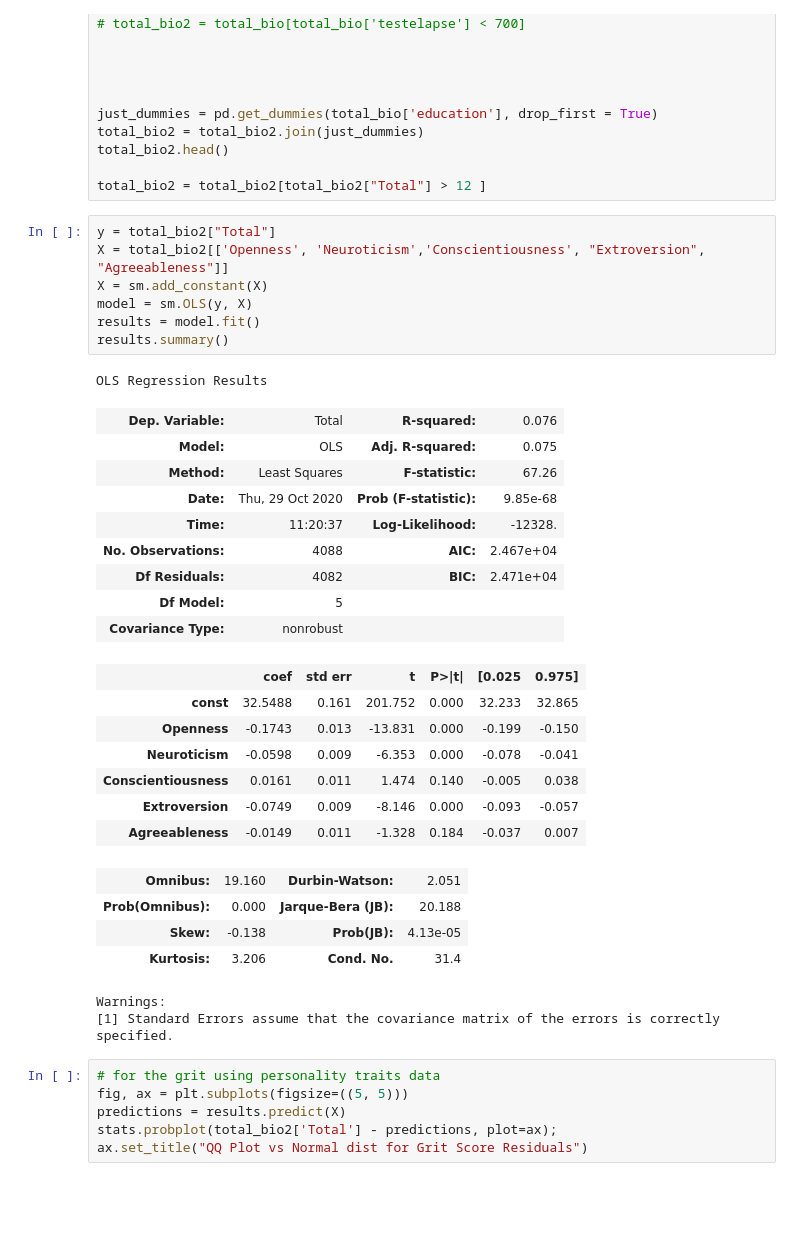
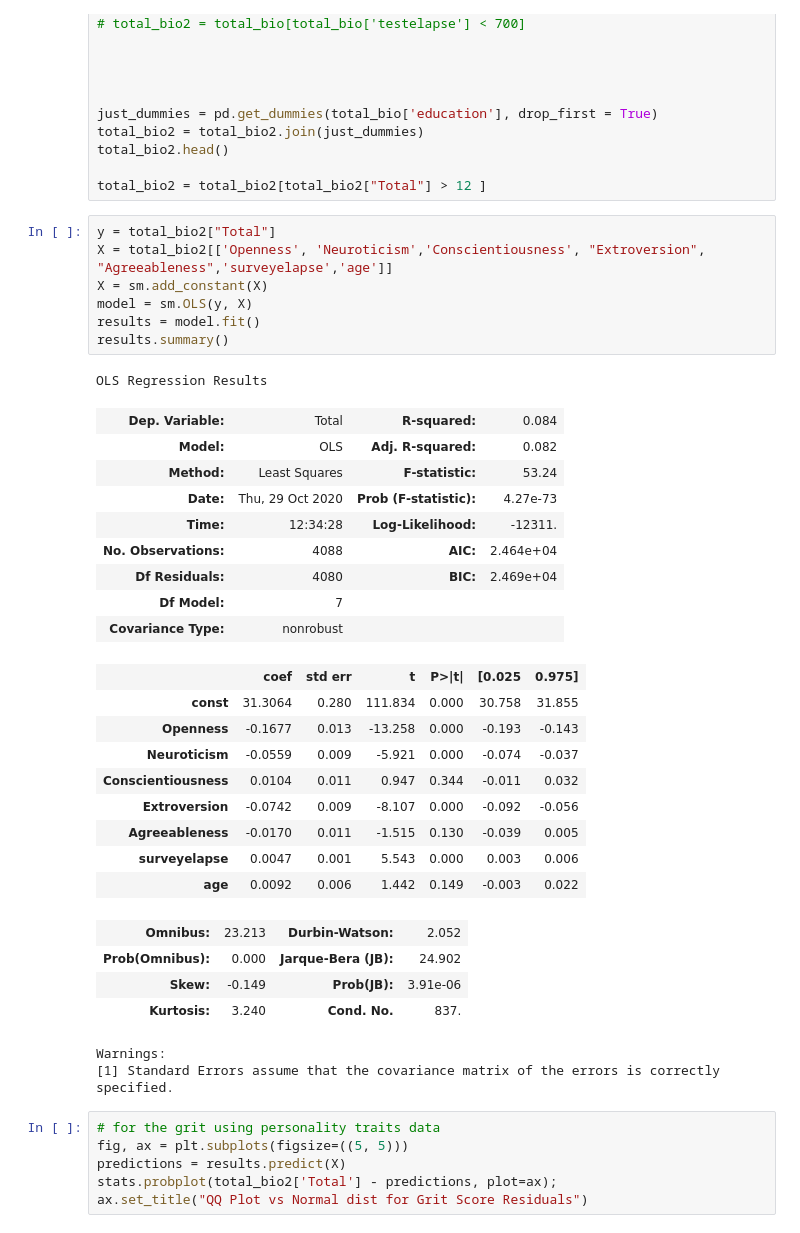
Before and after one commit to Nicoivazquez/Grit_study_EDA, a Jupyter notebook: Grit1 - OLS.ipynb, the cells around one changed output. Cells and saved outputs as stored; diff of their text form; blank space fills up the shorter version.

```diff
--- a/Grit1.ipynb
+++ b/Grit1 - OLS.ipynb
@@ -406,33 +406,35 @@ total_bio2.head()
 total_bio2 = total_bio2[total_bio2["Total"] > 12 ]
 # %%
 y = total_bio2["Total"]
-X = total_bio2[['Openness', 'Neuroticism','Conscientiousness', "Extroversion", "Agreeableness"]]
+X = total_bio2[['Openness', 'Neuroticism','Conscientiousness', "Extroversion", "Agreeableness",'surveyelapse','age']]
 X = sm.add_constant(X)
 model = sm.OLS(y, X)
 results = model.fit()
 results.summary()
 # %% [output]
 OLS Regression Results
-| Dep. Variable: | Total | R-squared: | 0.076 |
-| Model: | OLS | Adj. R-squared: | 0.075 |
-| Method: | Least Squares | F-statistic: | 67.26 |
-| Date: | Thu, 29 Oct 2020 | Prob (F-statistic): | 9.85e-68 |
-| Time: | 11:20:37 | Log-Likelihood: | -12328. |
-| No. Observations: | 4088 | AIC: | 2.467e+04 |
-| Df Residuals: | 4082 | BIC: | 2.471e+04 |
-| Df Model: | 5 |  |  |
+| Dep. Variable: | Total | R-squared: | 0.084 |
+| Model: | OLS | Adj. R-squared: | 0.082 |
+| Method: | Least Squares | F-statistic: | 53.24 |
+| Date: | Thu, 29 Oct 2020 | Prob (F-statistic): | 4.27e-73 |
+| Time: | 12:34:28 | Log-Likelihood: | -12311. |
+| No. Observations: | 4088 | AIC: | 2.464e+04 |
+| Df Residuals: | 4080 | BIC: | 2.469e+04 |
+| Df Model: | 7 |  |  |
 | Covariance Type: | nonrobust |  |  |
 |  | coef | std err | t | P>|t| | [0.025 | 0.975] |
-| const | 32.5488 | 0.161 | 201.752 | 0.000 | 32.233 | 32.865 |
-| Openness | -0.1743 | 0.013 | -13.831 | 0.000 | -0.199 | -0.150 |
-| Neuroticism | -0.0598 | 0.009 | -6.353 | 0.000 | -0.078 | -0.041 |
-| Conscientiousness | 0.0161 | 0.011 | 1.474 | 0.140 | -0.005 | 0.038 |
-| Extroversion | -0.0749 | 0.009 | -8.146 | 0.000 | -0.093 | -0.057 |
-| Agreeableness | -0.0149 | 0.011 | -1.328 | 0.184 | -0.037 | 0.007 |
+| const | 31.3064 | 0.280 | 111.834 | 0.000 | 30.758 | 31.855 |
+| Openness | -0.1677 | 0.013 | -13.258 | 0.000 | -0.193 | -0.143 |
+| Neuroticism | -0.0559 | 0.009 | -5.921 | 0.000 | -0.074 | -0.037 |
+| Conscientiousness | 0.0104 | 0.011 | 0.947 | 0.344 | -0.011 | 0.032 |
+| Extroversion | -0.0742 | 0.009 | -8.107 | 0.000 | -0.092 | -0.056 |
+| Agreeableness | -0.0170 | 0.011 | -1.515 | 0.130 | -0.039 | 0.005 |
+| surveyelapse | 0.0047 | 0.001 | 5.543 | 0.000 | 0.003 | 0.006 |
+| age | 0.0092 | 0.006 | 1.442 | 0.149 | -0.003 | 0.022 |
-| Omnibus: | 19.160 | Durbin-Watson: | 2.051 |
-| Prob(Omnibus): | 0.000 | Jarque-Bera (JB): | 20.188 |
-| Skew: | -0.138 | Prob(JB): | 4.13e-05 |
-| Kurtosis: | 3.206 | Cond. No. | 31.4 |
+| Omnibus: | 23.213 | Durbin-Watson: | 2.052 |
+| Prob(Omnibus): | 0.000 | Jarque-Bera (JB): | 24.902 |
+| Skew: | -0.149 | Prob(JB): | 3.91e-06 |
+| Kurtosis: | 3.240 | Cond. No. | 837. |
 Warnings:
 [1] Standard Errors assume that the covariance matrix of the errors is correctly specified.
 # %%
```
Also changed, not shown: parts of 1 cell of this notebook, 2 other files.
